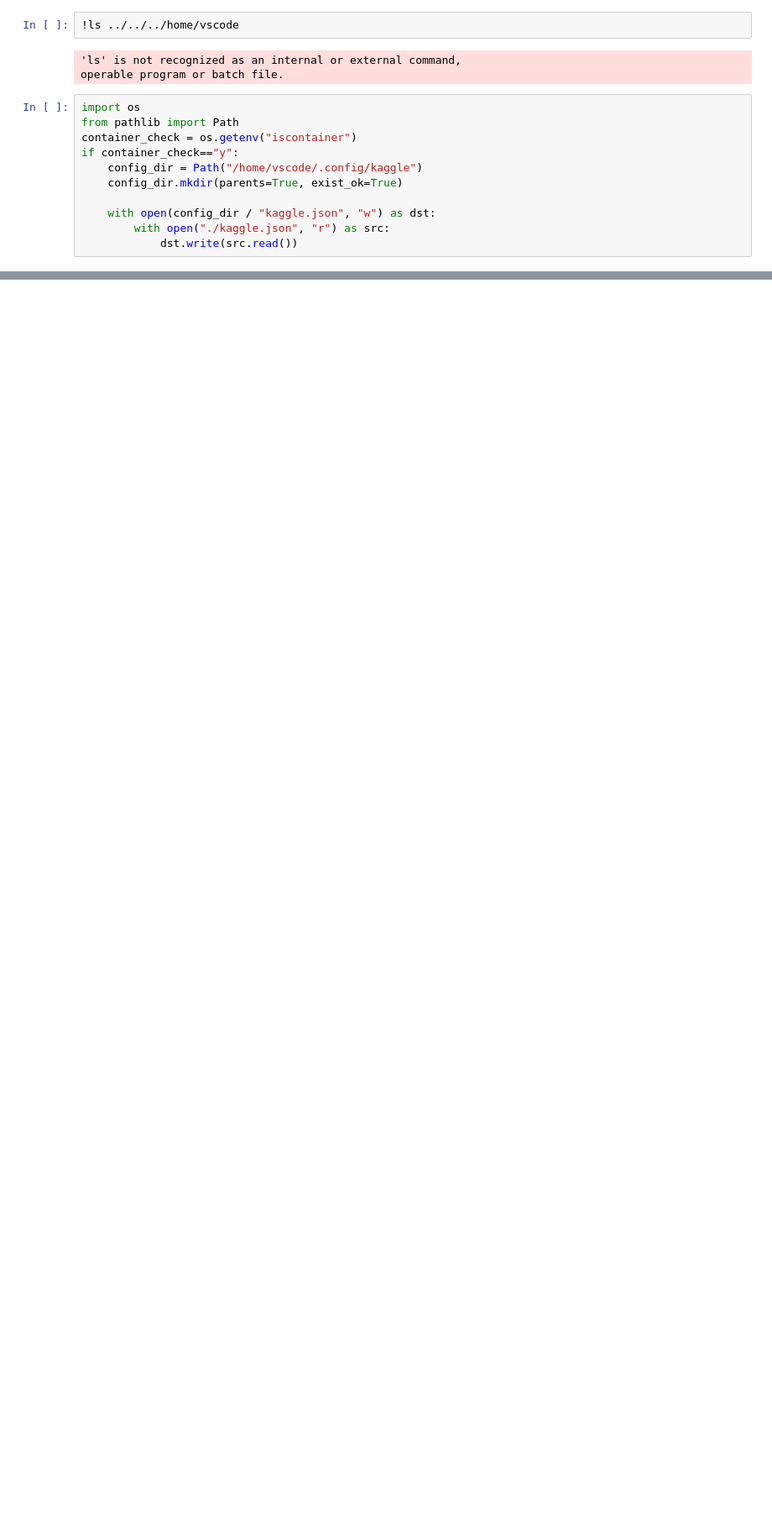
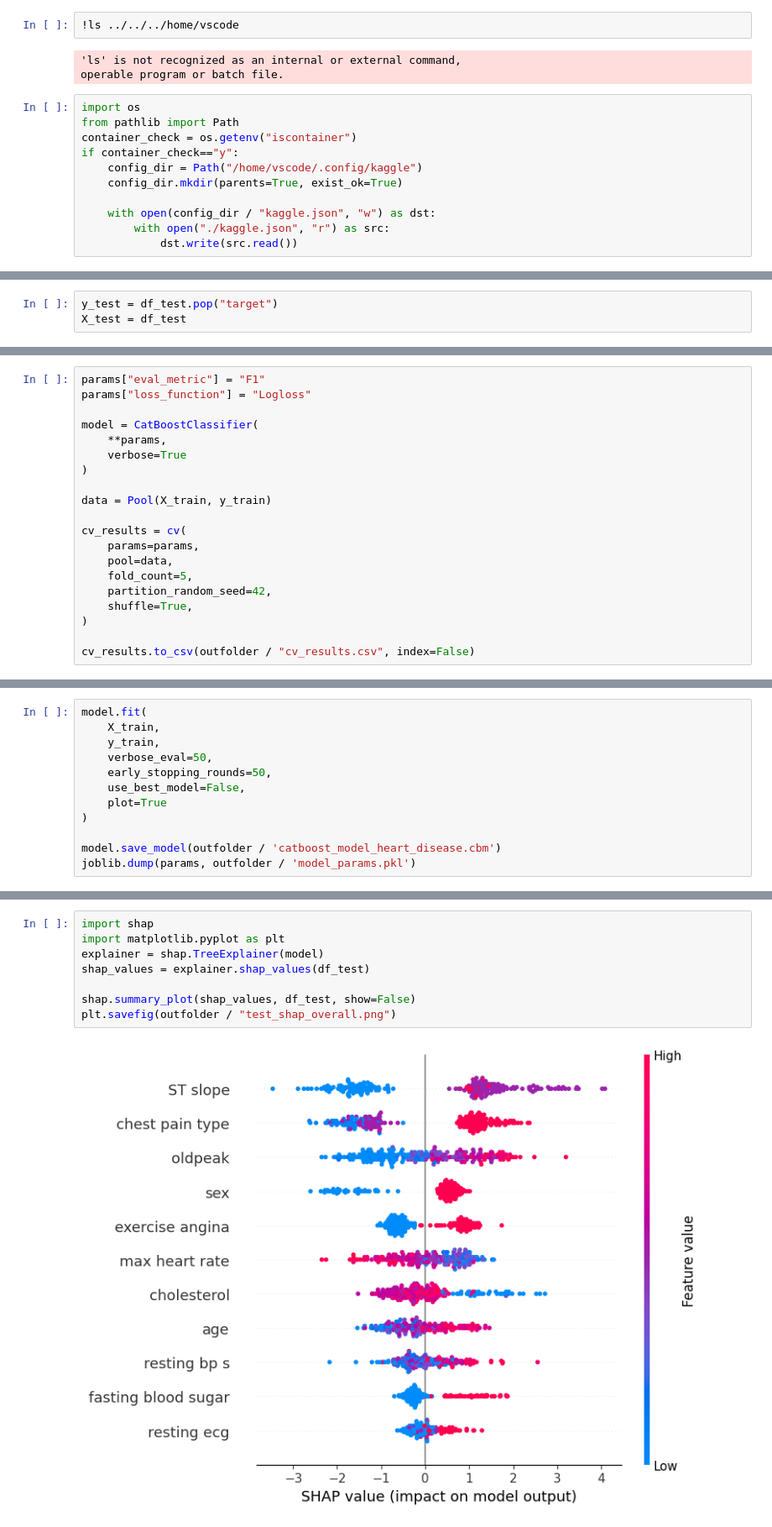
Before and after one commit to wojciech-karwowski/ARISA-MLOps-Assignment, a Jupyter notebook: 01.ipynb, the cells around one changed output, grey strips where cells are left out. Shown at 84% size. Saved outputs shown, nothing was run; the diff lists cells and outputs as text; blank space fills up the shorter version.

```diff
--- a/01.ipynb
+++ b/01.ipynb
@@ -42,0 +143,3 @@ if container_check=="y":
+# %%
+y_test = df_test.pop("target")
+X_test = df_test
@@ -42,0 +217,20 @@ if container_check=="y":
+# %%
+params["eval_metric"] = "F1"
+params["loss_function"] = "Logloss"
+
+model = CatBoostClassifier(
+    **params,
+    verbose=True
+)
+
+data = Pool(X_train, y_train)
+
+cv_results = cv(
+    params=params,
+    pool=data,
+    fold_count=5,
+    partition_random_seed=42,
+    shuffle=True,
+)
+
+cv_results.to_csv(outfolder / "cv_results.csv", index=False)
@@ -42,0 +330,12 @@ if container_check=="y":
+# %%
+model.fit(
+    X_train,
+    y_train,
+    verbose_eval=50,
+    early_stopping_rounds=50,
+    use_best_model=False,
+    plot=True
+)
+
+model.save_model(outfolder / 'catboost_model_heart_disease.cbm')
+joblib.dump(params, outfolder / 'model_params.pkl')
@@ -42,0 +369,10 @@ if container_check=="y":
+# %%
+import shap
+import matplotlib.pyplot as plt
+explainer = shap.TreeExplainer(model)
+shap_values = explainer.shap_values(df_test)
+
+shap.summary_plot(shap_values, df_test, show=False)
+plt.savefig(outfolder / "test_shap_overall.png")
+# %% [output]
+[figure, added]
```
Also changed, not shown: parts of 18 cells of this notebook, 11 other files.
